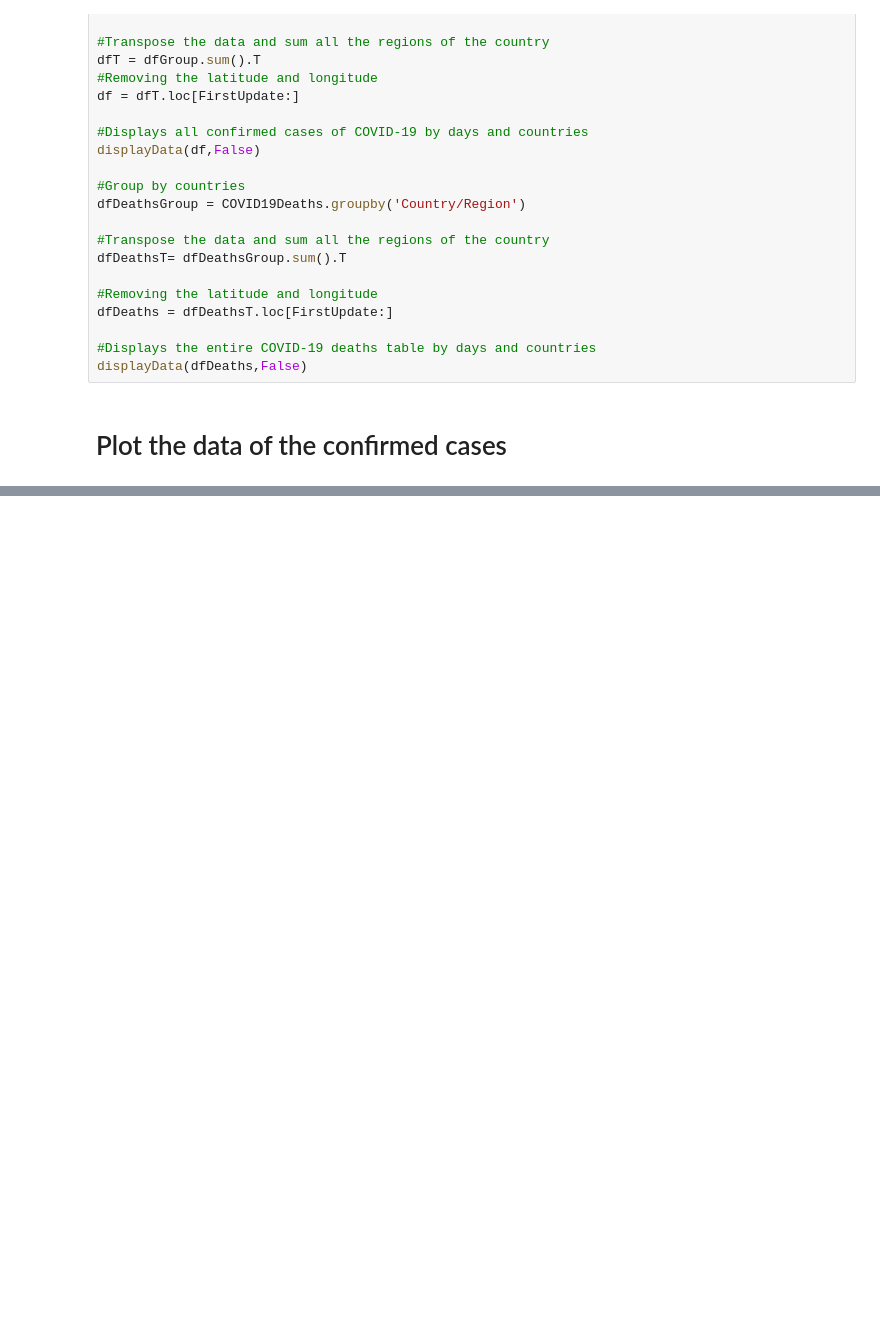
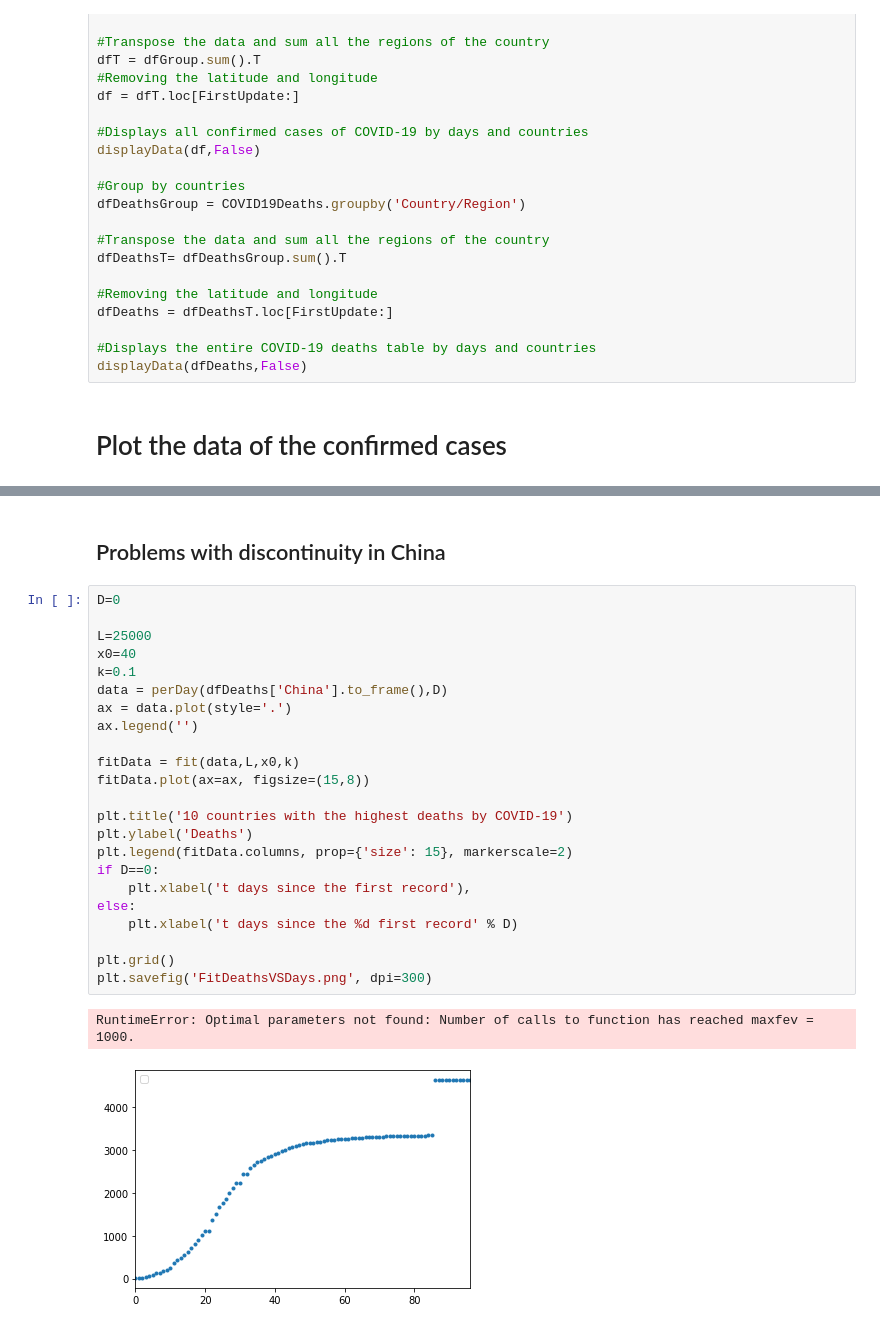
Before and after one commit to mateus-k/COVID-19, a Jupyter notebook: COVID-19.ipynb, the cells around one changed output, grey strips where cells are left out. Saved outputs shown, nothing was run; the diff lists cells and outputs as text; blank space fills up the shorter version.

```diff
--- a/COVID-19.ipynb
+++ b/COVID-19.ipynb
@@ -275,2 +276,30 @@ plt.grid()
+# %% [markdown]
+## Problems with discontinuity in China
+# %%
+D=0
+
+L=25000
+x0=40
+k=0.1
+data = perDay(dfDeaths['China'].to_frame(),D)
+ax = data.plot(style='.')
+ax.legend('')
+
+fitData = fit(data,L,x0,k)
+fitData.plot(ax=ax, figsize=(15,8))
+
+plt.title('10 countries with the highest deaths by COVID-19')
+plt.ylabel('Deaths')
+plt.legend(fitData.columns, prop={'size': 15}, markerscale=2)
+if D==0:
+    plt.xlabel('t days since the first record'),
+else:
+    plt.xlabel('t days since the %d first record' % D)
+
+plt.grid()
+plt.savefig('FitDeathsVSDays.png', dpi=300)
+# %% [output]
+RuntimeError: Optimal parameters not found: Number of calls to function has reached maxfev = 1000.
+[figure, added]
 # %%
 D=0
```
Also changed, not shown: parts of 11 cells of this notebook.
